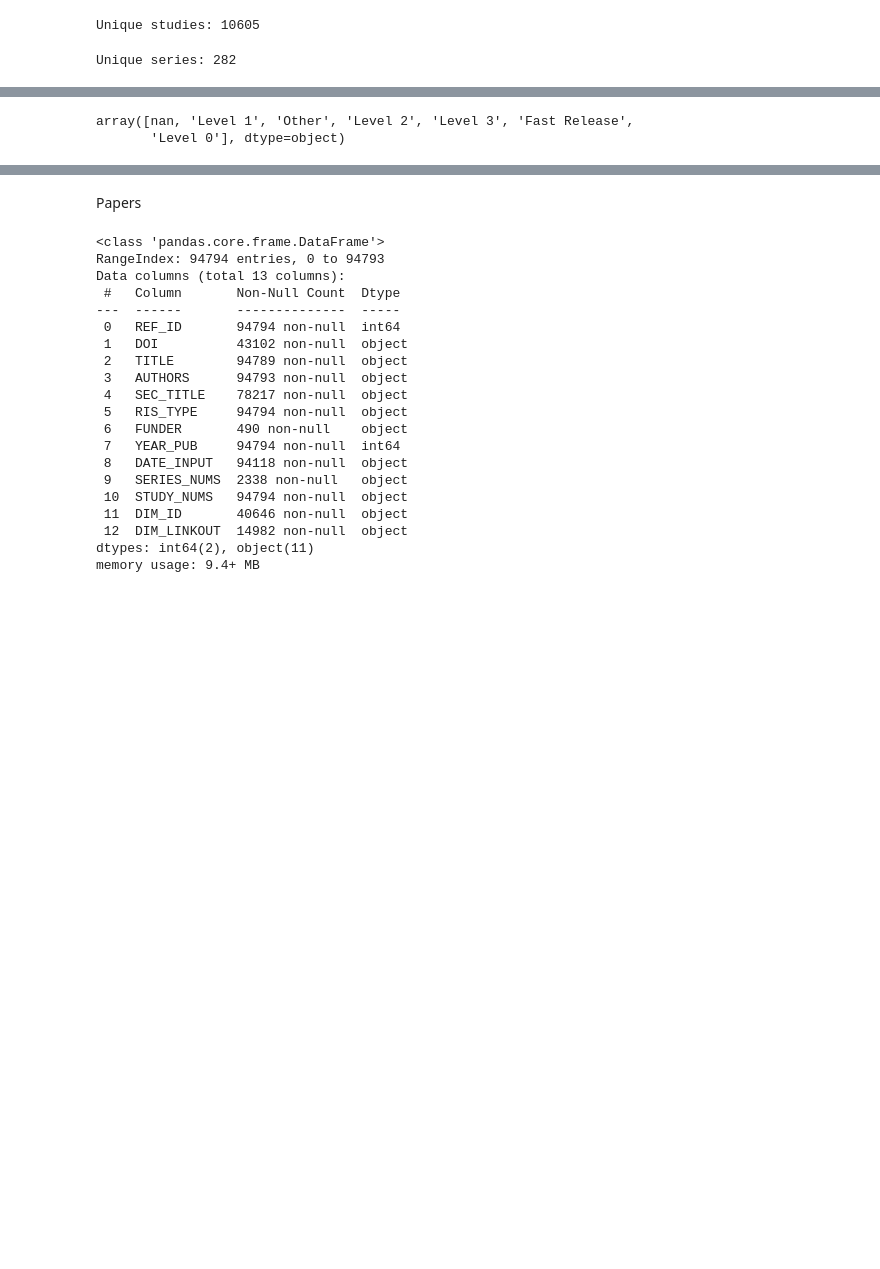
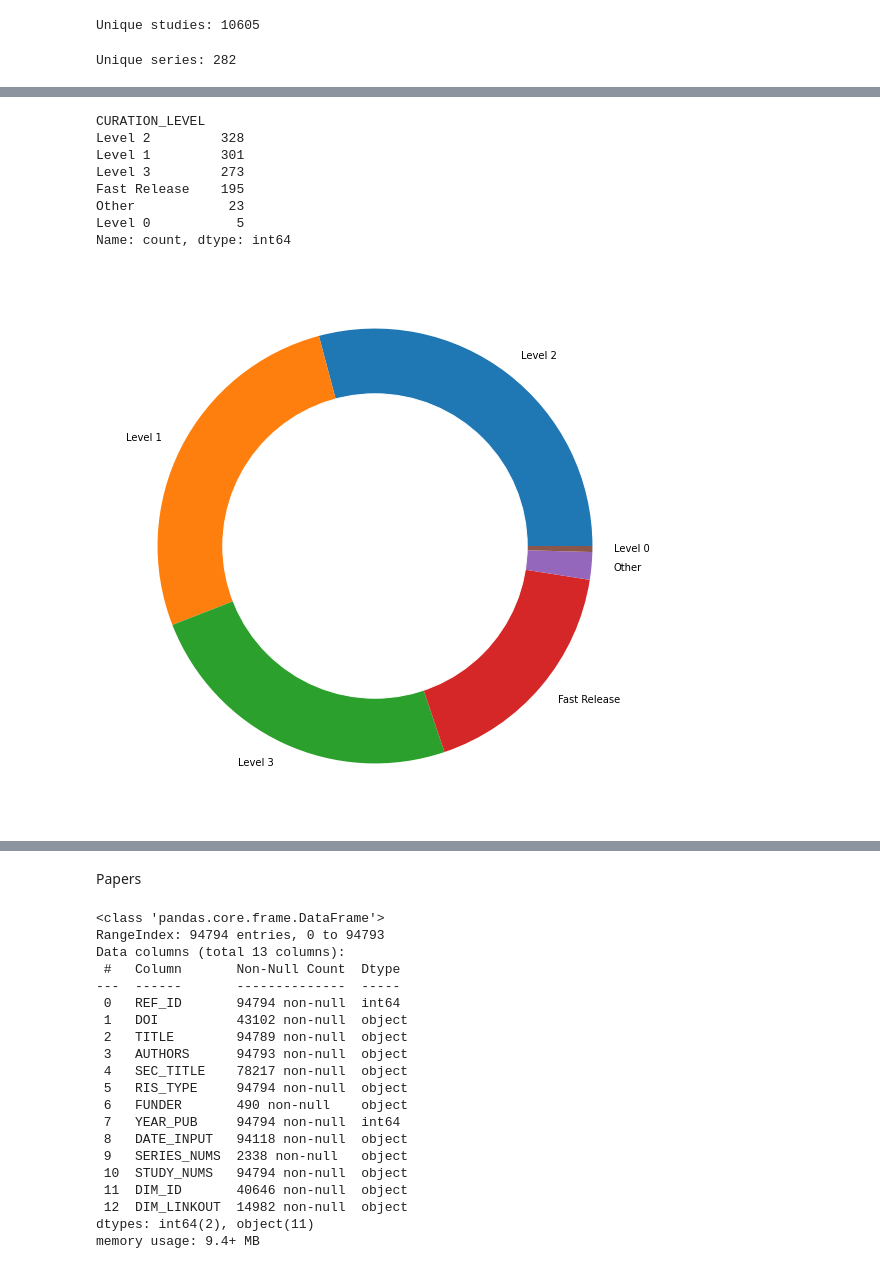
Before and after one commit to ICPSR/mica-data-descriptor, a Jupyter notebook: notebooks/describe-data.ipynb, the cells around one changed output, grey strips where cells are left out. Saved outputs shown, nothing was run; the diff lists cells and outputs as text; code cells hidden in the pictures; blank space fills up the shorter version.

Commit message:
Generating figures

```diff
--- a/notebooks/describe-data.ipynb
+++ b/notebooks/describe-data.ipynb
@@ -43,5 +116,23 @@ array(['ICPSR', 'NACJD', 'DSDR', 'RCMD', 'NAHDAP', 'NACDA', 'NADAC',
 # %%
-df_study['CURATION_LEVEL'].unique()
+size=df_study['CURATION_LEVEL'].value_counts().sort_values(ascending=False)
+print(size)
+
+my_circle = plt.Circle( (0,0), 0.7, color='white')
+
+plt.figure(figsize=(10,10))
+plt.pie(size, labels=size.index)
+p = plt.gcf()
+p.gca().add_artist(my_circle)
+
+plt.savefig('../figures/cur_level.pdf', format="pdf")
+plt.show()
 # %% [output]
-array([nan, 'Level 1', 'Other', 'Level 2', 'Level 3', 'Fast Release',
-       'Level 0'], dtype=object)
+CURATION_LEVEL
+Level 2         328
+Level 1         301
+Level 3         273
+Fast Release    195
+Other            23
+Level 0           5
+Name: count, dtype: int64
+[figure, added]
```
Also changed, not shown: parts of 16 cells of this notebook.
